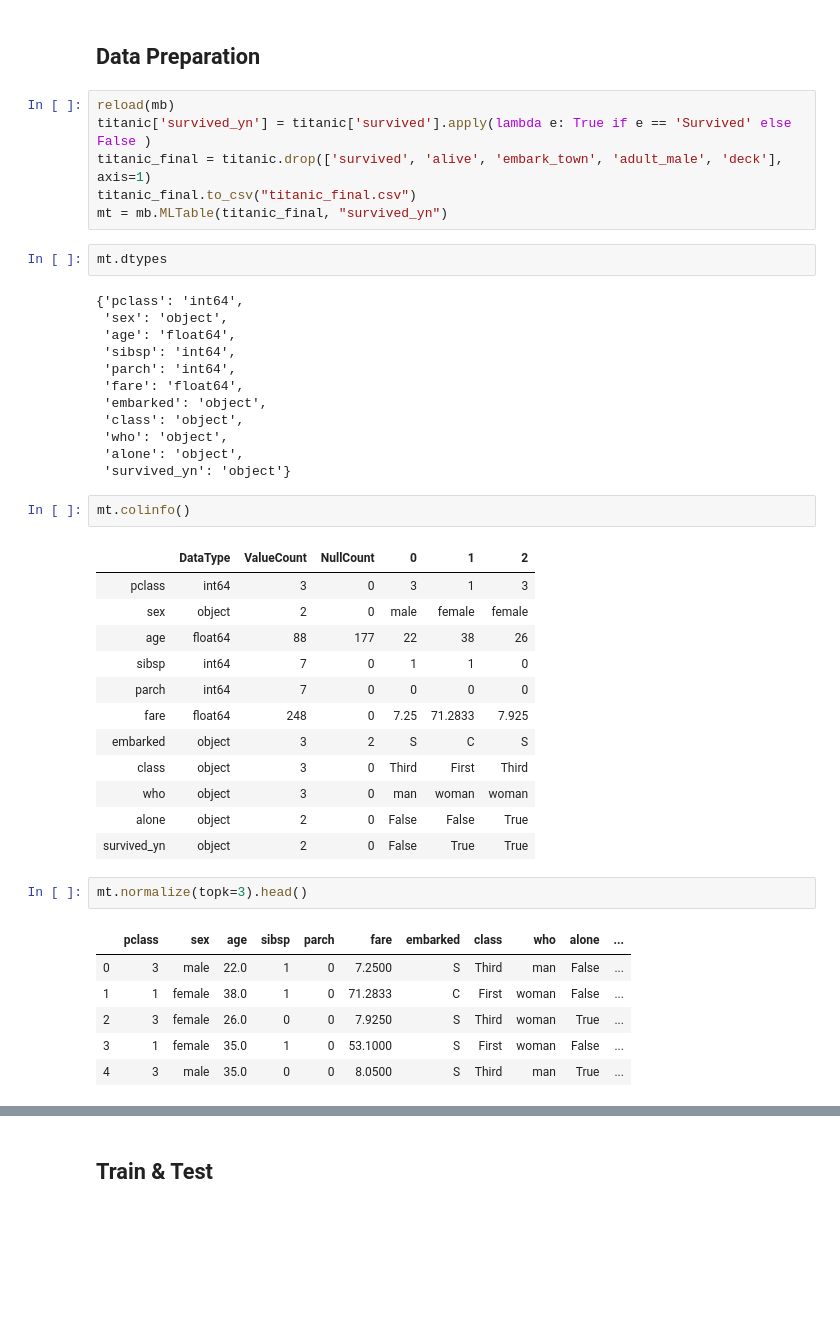
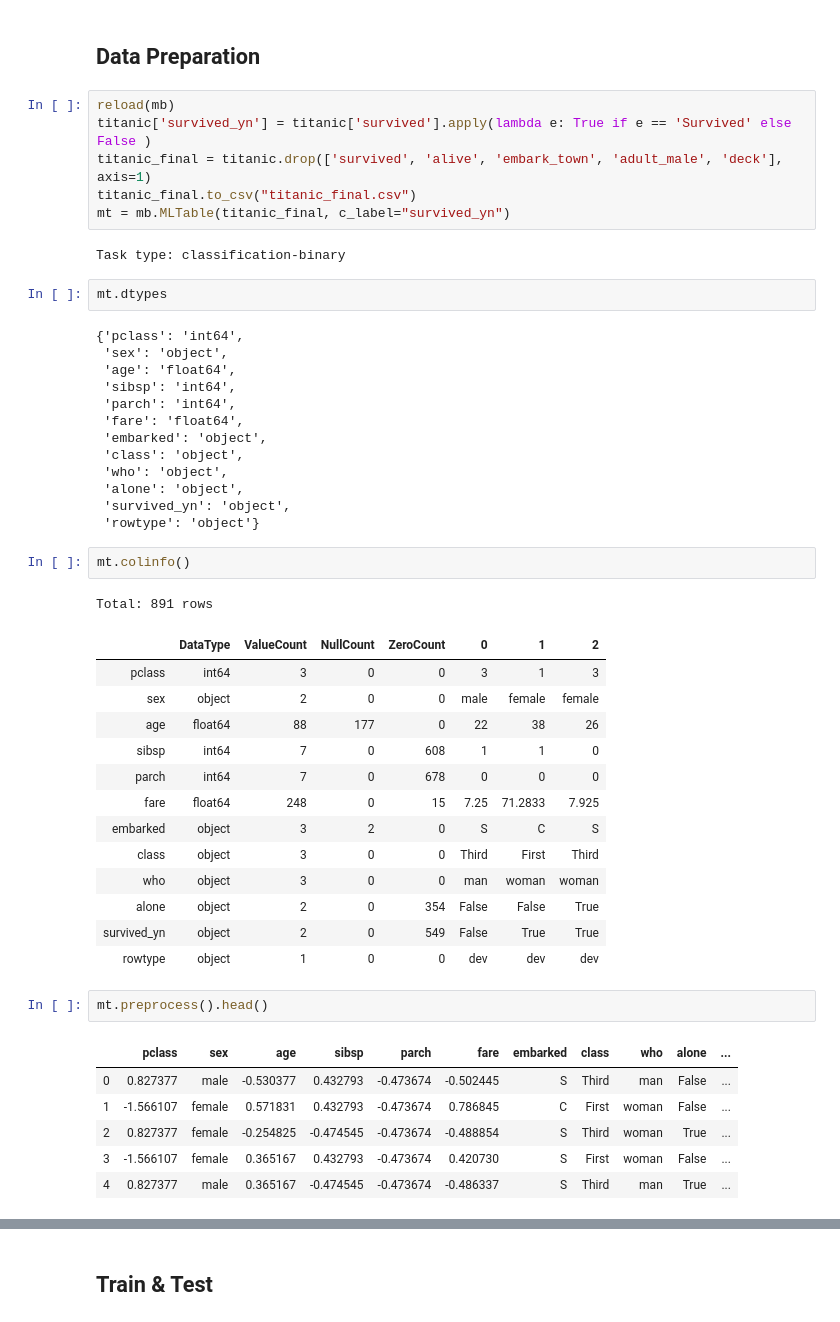
Before and after one commit to jykim/eda_utils, a Jupyter notebook: notebooks/titanic_example.ipynb, the cells around one changed output, grey strips where cells are left out. Saved outputs shown, nothing was run; the diff lists cells and outputs as text; blank space fills up the shorter version.

```diff
--- a/notebooks/titanic_example.ipynb
+++ b/notebooks/titanic_example.ipynb
@@ -194,7 +195,9 @@ reload(mb)
 titanic['survived_yn'] = titanic['survived'].apply(lambda e: True if e == 'Survived' else False )
 titanic_final = titanic.drop(['survived', 'alive', 'embark_town', 'adult_male', 'deck'], axis=1)
 titanic_final.to_csv("titanic_final.csv")
-mt = mb.MLTable(titanic_final, "survived_yn")
+mt = mb.MLTable(titanic_final, c_label="survived_yn")
+# %% [output]
+Task type: classification-binary
 # %%
 mt.dtypes
 # %% [output]
@@ -208,29 +211,32 @@ mt.dtypes
  'class': 'object',
  'who': 'object',
  'alone': 'object',
- 'survived_yn': 'object'}
+ 'survived_yn': 'object',
+ 'rowtype': 'object'}
 # %%
 mt.colinfo()
 # %% [output]
+Total: 891 rows
-|  | DataType | ValueCount | NullCount | 0 | 1 | 2 |
-| pclass | int64 | 3 | 0 | 3 | 1 | 3 |
-| sex | object | 2 | 0 | male | female | female |
-| age | float64 | 88 | 177 | 22 | 38 | 26 |
-| sibsp | int64 | 7 | 0 | 1 | 1 | 0 |
-| parch | int64 | 7 | 0 | 0 | 0 | 0 |
-| fare | float64 | 248 | 0 | 7.25 | 71.2833 | 7.925 |
-| embarked | object | 3 | 2 | S | C | S |
-| class | object | 3 | 0 | Third | First | Third |
-| who | object | 3 | 0 | man | woman | woman |
-| alone | object | 2 | 0 | False | False | True |
-| survived_yn | object | 2 | 0 | False | True | True |
+|  | DataType | ValueCount | NullCount | ZeroCount | 0 | 1 | 2 |
+| pclass | int64 | 3 | 0 | 0 | 3 | 1 | 3 |
+| sex | object | 2 | 0 | 0 | male | female | female |
+| age | float64 | 88 | 177 | 0 | 22 | 38 | 26 |
+| sibsp | int64 | 7 | 0 | 608 | 1 | 1 | 0 |
+| parch | int64 | 7 | 0 | 678 | 0 | 0 | 0 |
+| fare | float64 | 248 | 0 | 15 | 7.25 | 71.2833 | 7.925 |
+| embarked | object | 3 | 2 | 0 | S | C | S |
+| class | object | 3 | 0 | 0 | Third | First | Third |
+| who | object | 3 | 0 | 0 | man | woman | woman |
+| alone | object | 2 | 0 | 354 | False | False | True |
+| survived_yn | object | 2 | 0 | 549 | False | True | True |
+| rowtype | object | 1 | 0 | 0 | dev | dev | dev |
 # %%
-mt.normalize(topk=3).head()
+mt.preprocess().head()
 # %% [output]
 |  | pclass | sex | age | sibsp | parch | fare | embarked | class | who | alone | ... |
-| 0 | 3 | male | 22.0 | 1 | 0 | 7.2500 | S | Third | man | False | ... |
-| 1 | 1 | female | 38.0 | 1 | 0 | 71.2833 | C | First | woman | False | ... |
-| 2 | 3 | female | 26.0 | 0 | 0 | 7.9250 | S | Third | woman | True | ... |
-| 3 | 1 | female | 35.0 | 1 | 0 | 53.1000 | S | First | woman | False | ... |
-| 4 | 3 | male | 35.0 | 0 | 0 | 8.0500 | S | Third | man | True | ... |
+| 0 | 0.827377 | male | -0.530377 | 0.432793 | -0.473674 | -0.502445 | S | Third | man | False | ... |
+| 1 | -1.566107 | female | 0.571831 | 0.432793 | -0.473674 | 0.786845 | C | First | woman | False | ... |
+| 2 | 0.827377 | female | -0.254825 | -0.474545 | -0.473674 | -0.488854 | S | Third | woman | True | ... |
+| 3 | -1.566107 | female | 0.365167 | 0.432793 | -0.473674 | 0.420730 | S | First | woman | False | ... |
+| 4 | 0.827377 | male | 0.365167 | -0.474545 | -0.473674 | -0.486337 | S | Third | man | True | ... |
 # %%
```
Also changed, not shown: parts of 7 cells of this notebook, 4 other files.
